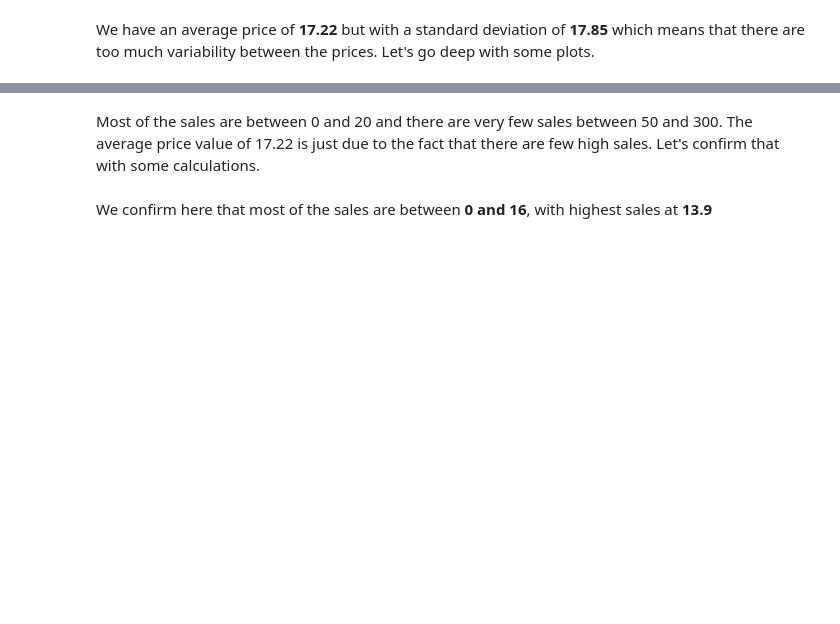
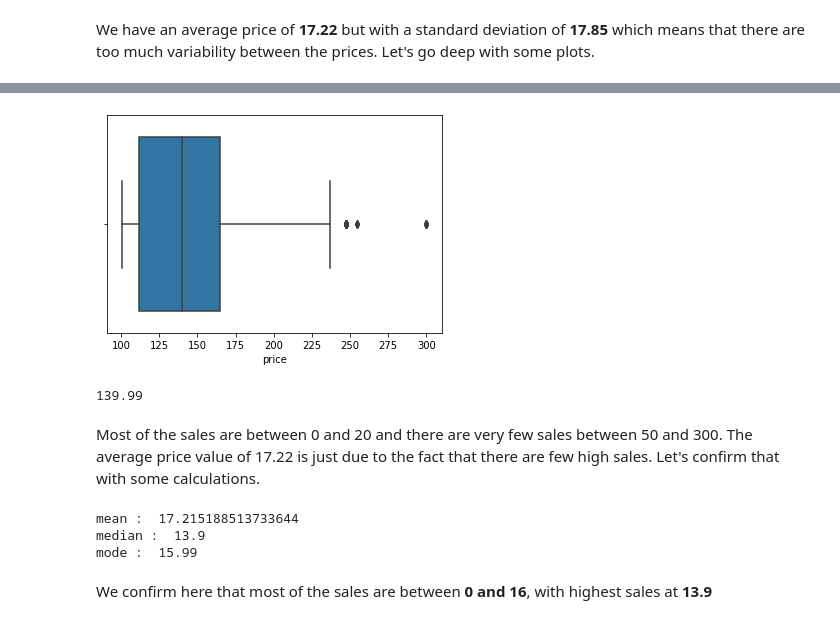
Before and after one commit to furawa/OC_data_analyst_projects, a Jupyter notebook: 02_analyze_company_sales/analyze_company_sales.ipynb, the cells around one changed output, grey strips where cells are left out. Cells and saved outputs as stored; diff of their text form; code cells hidden in the pictures; blank space fills up the shorter version.

```diff
--- a/02_analyze_company_sales/analyze_company_sales.ipynb
+++ b/02_analyze_company_sales/analyze_company_sales.ipynb
@@ -363,15 +373,23 @@ sb.boxplot(sales_merge.price);
 # %%
-sales_merge_30 = sales_merge.price[sales_merge.price > 100]
-sb.boxplot(sales_merge_30)
+clean_df_30 = clean_df.price[clean_df.price > 100]
+sb.boxplot(clean_df_30);
+# %% [output]
+[figure, added]
 # %%
-sales_merge_30.median()
+clean_df_30.median()
+# %% [output]
+139.99
 # %% [markdown]
 Most of the sales are between 0 and 20 and there are very few sales between 50 and 300.
 The average price value of 17.22 is just due to the fact that there are few high sales. Let's confirm that with some calculations.
 # %%
-print("mean : ",sales_merge.price.mean())
-print("median : ",sales_merge.price.median())
-print("mode : ",sales_merge.price.mode()[0])
+print("mean : ",clean_df.price.mean())
+print("median : ",clean_df.price.median())
+print("mode : ",clean_df.price.mode()[0])
+# %% [output]
+mean :  17.215188513733644
+median :  13.9
+mode :  15.99
 # %% [markdown]
 We confirm here that most of the sales are between **0 and 16**, with highest sales at **13.9**
 # %% [markdown]
```
Also changed, not shown: parts of 8 cells of this notebook.
